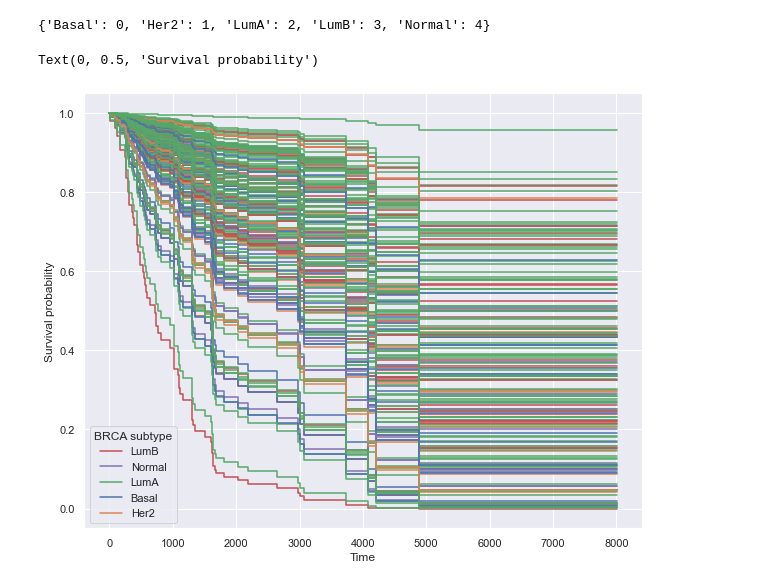
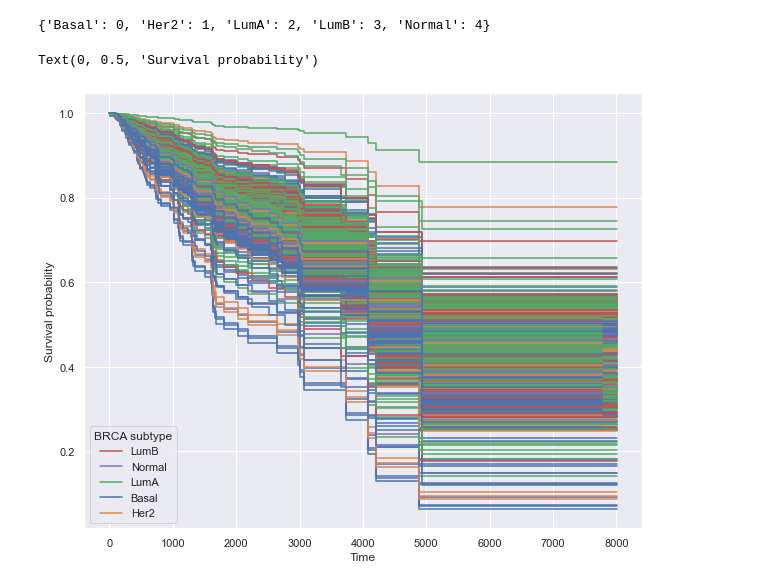
Before and after one commit to greenelab/mpmp, a Jupyter notebook: 06_predict_survival/plot_survival_curves.ipynb, the cells around one changed output. Drawn from its saved outputs; the diff is of its cells as text; code cells hidden in the pictures.

```diff
--- a/06_predict_survival/plot_survival_curves.ipynb
+++ b/06_predict_survival/plot_survival_curves.ipynb
@@ -61,7 +56,7 @@ clinical_df.head()
 
 Here, we discretize age into quantiles, and color the survival curves by quantile. We'd expect older patients to have shorter/poorer survival in general.
 # %%
-ages = clinical_df.loc[~clinical_df.age.isna(), 'age']
+ages = clinical_df.loc[(clinical_df.type == cancer_type) & (~clinical_df.age.isna()), 'age']
 print(ages.isna().sum())
 ages.head()
 # %% [output]
@@ -106,11 +101,14 @@ sns.set({'figure.figsize': (10, 8)})
 
 # color by age binned into quantiles
 for ix in range(len(fns)):
-    fn = fns[ix]
-    sample_id = '-'.join(samples[ix].split('-')[:3])
-    sample_age_quantile = int(ages.loc[sample_id, 'age_quantile'])
-    plt.step(fn.x, fn.y, label=sample_age_quantile,
-             color='C{:d}'.format(sample_age_quantile))
+    try:
+        fn = fns[ix]
+        sample_id = '-'.join(samples[ix].split('-')[:3])
+        sample_age_quantile = int(ages.loc[sample_id, 'age_quantile'])
+        plt.step(fn.x, fn.y, label=sample_age_quantile,
+                 color='C{:d}'.format(sample_age_quantile))
+    except KeyError:
+        continue
 
 handles, labels = plt.gca().get_legend_handles_labels()
 by_label = dict(zip(labels, handles))
@@ -125,7 +123,8 @@ Text(0, 0.5, 'Survival probability')
 
 Here, we color the survival curves by cancer stage at diagnosis. We'd expect patients diagnosed at a later stage to have shorter/poorer survival in general.
 # %%
-stages = clinical_df.loc[~clinical_df.age.isna(), 'ajcc_pathologic_tumor_stage']
+stages = clinical_df.loc[(clinical_df.type == cancer_type) & (~clinical_df.age.isna()),
+                          'ajcc_pathologic_tumor_stage']
 print(stages.unique())
 print(stages.isna().sum())
 stages.head()
@@ -192,7 +193,7 @@ sample_freeze_df.head()
 | 3 | TCGA-OR-A5J5 | TCGA-OR-A5J5-01 | ACC | Not_Applicable |
 | 4 | TCGA-OR-A5J6 | TCGA-OR-A5J6-01 | ACC | Not_Applicable |
 # %%
-subtypes = sample_freeze_df[sample_freeze_df.DISEASE == 'BRCA'].SUBTYPE.unique()
+subtypes = sample_freeze_df[sample_freeze_df.DISEASE == cancer_type].SUBTYPE.unique()
 subtype_to_ix = {st: ix for ix, st in enumerate(sorted(subtypes))}
 print(subtype_to_ix)
 # %% [output]
@@ -200,22 +201,25 @@ print(subtype_to_ix)
 # %%
 sns.set({'figure.figsize': (10, 8)})
 
 # color by stage at diagnosis
 for ix in range(len(fns)):
-    fn = fns[ix]
-    sample_id = '-'.join(samples[ix].split('-')[:3])
-    subtype = (sample_freeze_df
-      .loc[sample_freeze_df.PATIENT_BARCODE == sample_id, 'SUBTYPE']
-      .values[0]
-    )
-    plt.step(fn.x, fn.y, label=subtype,
-             color=sns.color_palette()[subtype_to_ix[subtype]])
+    try:
+        fn = fns[ix]
+        sample_id = '-'.join(samples[ix].split('-')[:3])
+        subtype = (sample_freeze_df
+          .loc[sample_freeze_df.PATIENT_BARCODE == sample_id, 'SUBTYPE']
+          .values[0]
+        )
+        plt.step(fn.x, fn.y, label=subtype,
+                 color=sns.color_palette()[subtype_to_ix[subtype]])
+    except KeyError:
+        continue
 
 handles, labels = plt.gca().get_legend_handles_labels()
 by_label = dict(zip(labels, handles))
-plt.legend(by_label.values(), by_label.keys(), title='BRCA subtype')
+plt.legend(by_label.values(), by_label.keys(), title='{} subtype'.format(cancer_type))
 plt.xlabel('Time')
 plt.ylabel('Survival probability')
 # %% [output]
 Text(0, 0.5, 'Survival probability')
-[figure, old version]
+[figure, new version]
```
Also changed, not shown: parts of 9 cells of this notebook, 2 other files.
